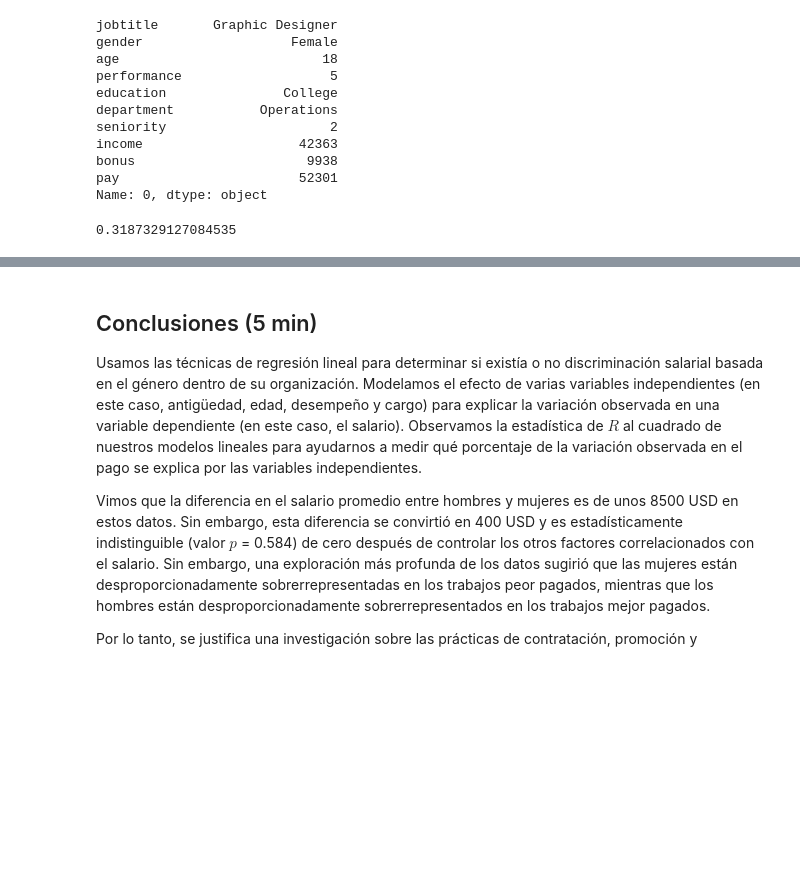
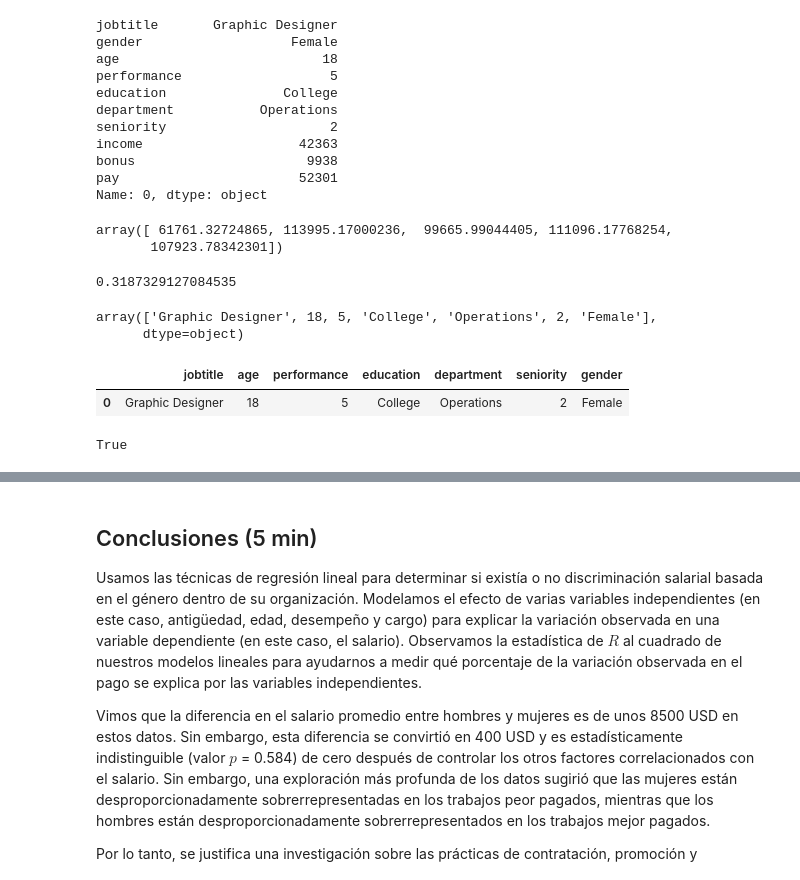
Before and after one commit to dfbustosus/Bootcamp-DS-2024-I, a Jupyter notebook: Clase 18 - 09 May 2024/Regresion - Ejemplo aplicado.ipynb, the cells around one changed output, grey strips where cells are left out. Saved outputs shown, nothing was run; the diff lists cells and outputs as text; code cells hidden in the pictures; blank space fills up the shorter version.

```diff
--- a/Clase 18 - 09 May 2024/Regresion - Ejemplo aplicado.ipynb
+++ b/Clase 18 - 09 May 2024/Regresion - Ejemplo aplicado.ipynb
@@ -331,7 +335,10 @@ bonus                      9938
 pay                       52301
 Name: 0, dtype: object
 # %%
-lm4.predict()
+lm4.predict()[0:5]
+# %% [output]
+array([ 61761.32724865, 113995.17000236,  99665.99044405, 111096.17768254,
+       107923.78342301])
 # %%
 lm2.rsquared
 # %% [output]
@@ -338,0 +356,27 @@ lm2.rsquared
+# %%
+Data[["jobtitle", "age", "performance", "education","department", "seniority","gender"]].iloc[0].values
+# %% [output]
+array(['Graphic Designer', 18, 5, 'College', 'Operations', 2, 'Female'],
+      dtype=object)
+# %%
+input= {
+    "jobtitle":'Graphic Designer',
+    "age": 18,
+    "performance": 5,
+    "education":'College',
+    "department":'Operations',
+    "seniority":2,
+    "gender":'Female'
+}
+
+input_df = pd.DataFrame.from_dict(input, orient='index').T
+input_df
+# %% [output]
+|  | jobtitle | age | performance | education | department | seniority | gender |
+| 0 | Graphic Designer | 18 | 5 | College | Operations | 2 | Female |
+# %%
+keys= list(input.keys())
+all_present = all(key in keys for key in input.keys())
+all_present
+# %% [output]
+True
```
Also changed, not shown: parts of 20 cells of this notebook, 11 other files.
